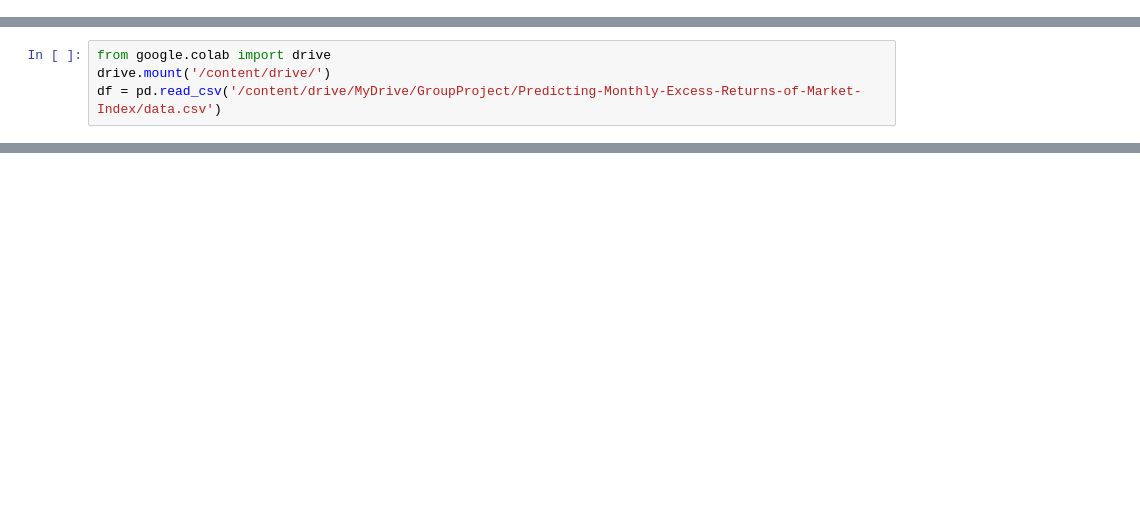
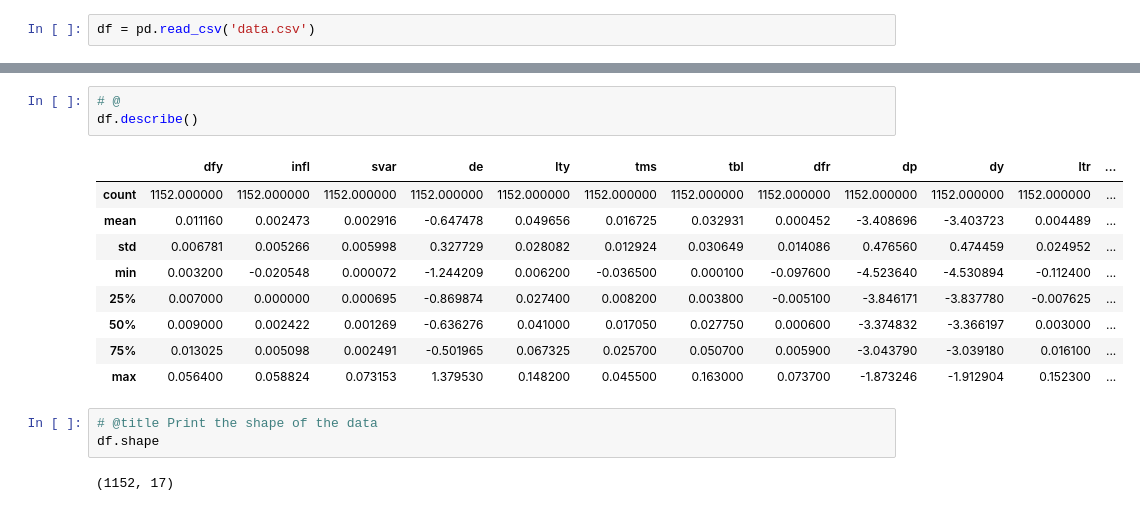
Before and after one commit to demilade27/Predicting-Monthly-Excess-Returns-of-Market-Index, a Jupyter notebook: Predicting_Monthly_Excess_Returns_of_Market_Index.ipynb, the cells around one changed output, grey strips where cells are left out. Drawn from its saved outputs; the diff is of its cells as text; blank space fills up the shorter version.

```diff
--- a/Predicting_Monthly_Excess_Returns_of_Market_Index.ipynb
+++ b/Predicting_Monthly_Excess_Returns_of_Market_Index.ipynb
@@ -28 +22,3 @@ Successfully installed scikit-learn-1.3.0
+# %%
+df = pd.read_csv('data.csv')
 # %% [markdown]
@@ -30,4 +25,0 @@ Successfully installed scikit-learn-1.3.0
-# %%
-from google.colab import drive
-drive.mount('/content/drive/')
-df = pd.read_csv('/content/drive/MyDrive/GroupProject/Predicting-Monthly-Excess-Returns-of-Market-Index/data.csv')
@@ -35,0 +36,18 @@ Drive already mounted at /content/drive/; to attempt to forcibly remount, call d
+# %%
+# @
+df.describe()
+# %% [output]
+|  | dfy | infl | svar | de | lty | tms | tbl | dfr | dp | dy | ltr | ... |
+| count | 1152.000000 | 1152.000000 | 1152.000000 | 1152.000000 | 1152.000000 | 1152.000000 | 1152.000000 | 1152.000000 | 1152.000000 | 1152.000000 | 1152.000000 | ... |
+| mean | 0.011160 | 0.002473 | 0.002916 | -0.647478 | 0.049656 | 0.016725 | 0.032931 | 0.000452 | -3.408696 | -3.403723 | 0.004489 | ... |
+| std | 0.006781 | 0.005266 | 0.005998 | 0.327729 | 0.028082 | 0.012924 | 0.030649 | 0.014086 | 0.476560 | 0.474459 | 0.024952 | ... |
+| min | 0.003200 | -0.020548 | 0.000072 | -1.244209 | 0.006200 | -0.036500 | 0.000100 | -0.097600 | -4.523640 | -4.530894 | -0.112400 | ... |
+| 25% | 0.007000 | 0.000000 | 0.000695 | -0.869874 | 0.027400 | 0.008200 | 0.003800 | -0.005100 | -3.846171 | -3.837780 | -0.007625 | ... |
+| 50% | 0.009000 | 0.002422 | 0.001269 | -0.636276 | 0.041000 | 0.017050 | 0.027750 | 0.000600 | -3.374832 | -3.366197 | 0.003000 | ... |
+| 75% | 0.013025 | 0.005098 | 0.002491 | -0.501965 | 0.067325 | 0.025700 | 0.050700 | 0.005900 | -3.043790 | -3.039180 | 0.016100 | ... |
+| max | 0.056400 | 0.058824 | 0.073153 | 1.379530 | 0.148200 | 0.045500 | 0.163000 | 0.073700 | -1.873246 | -1.912904 | 0.152300 | ... |
+# %%
+# @title Print the shape of the data
+df.shape
+# %% [output]
+(1152, 17)
```
Also changed, not shown: parts of 17 cells of this notebook.
